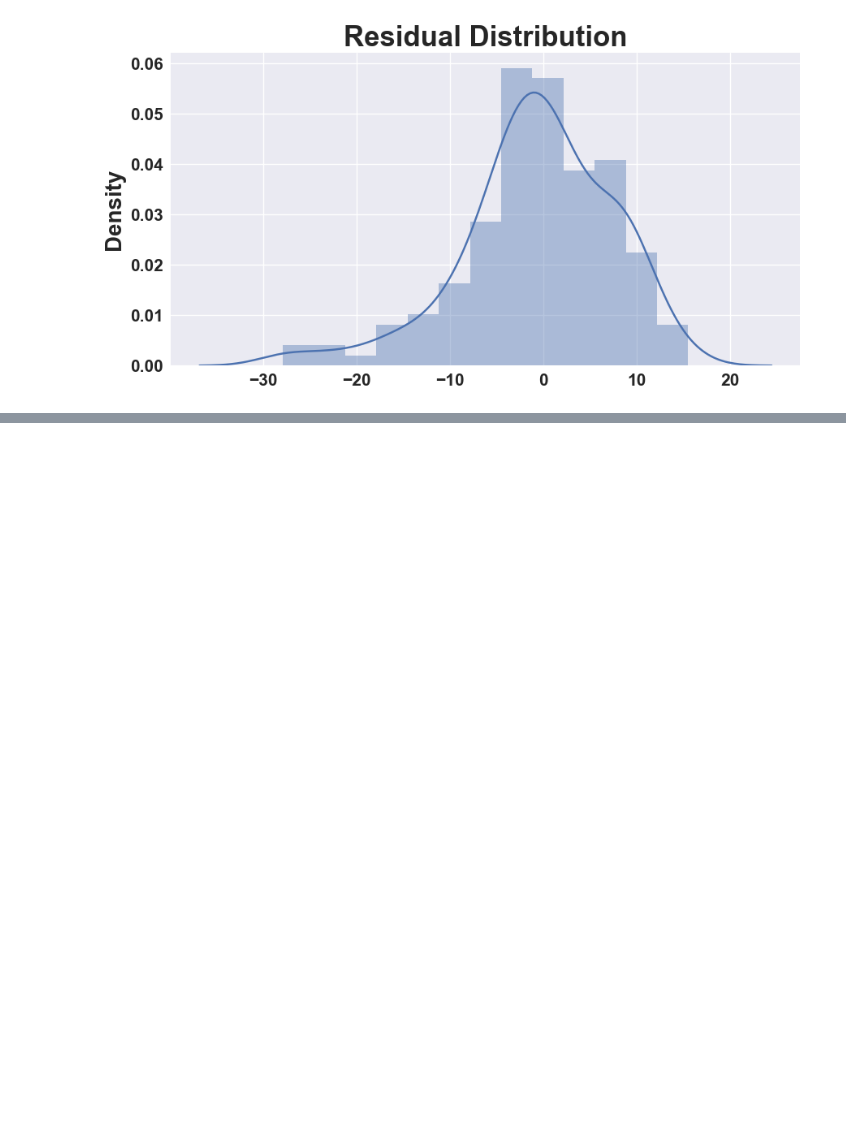
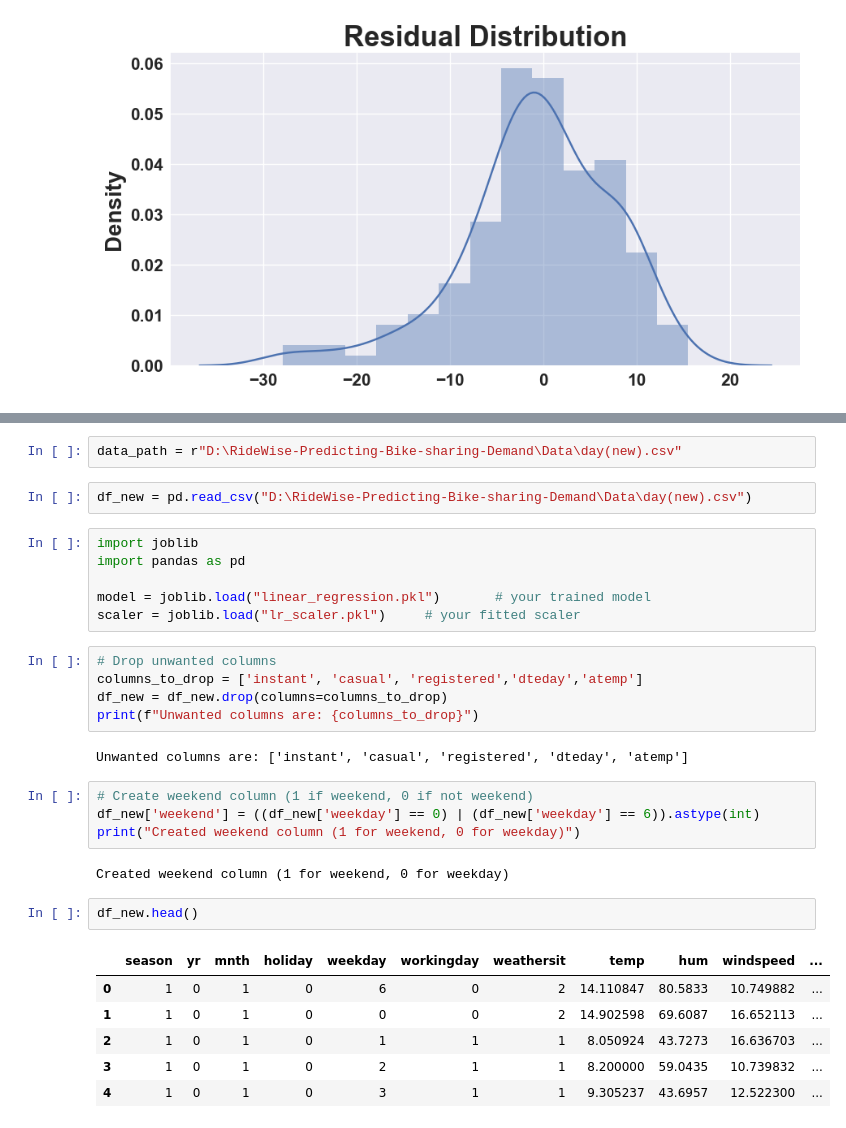
Before and after one commit to springboardmentor29803v-cpu/RideWise-Predicting-Bike-sharing-Demand, a Jupyter notebook: Modeling/Linear_Regression.ipynb, the cells around one changed output, grey strips where cells are left out. Saved outputs shown, nothing was run; the diff lists cells and outputs as text; blank space fills up the shorter version.

```diff
--- a/Modeling/Linear_Regression.ipynb
+++ b/Modeling/Linear_Regression.ipynb
@@ -355,0 +373,32 @@ Residual_distPlot(y_pred,y_test)
+# %%
+data_path = r"D:\RideWise-Predicting-Bike-sharing-Demand\Data\day(new).csv"
+# %%
+df_new = pd.read_csv("D:\RideWise-Predicting-Bike-sharing-Demand\Data\day(new).csv")
+# %%
+import joblib
+import pandas as pd
+
+model = joblib.load("linear_regression.pkl")       # your trained model
+scaler = joblib.load("lr_scaler.pkl")     # your fitted scaler
+# %%
+# Drop unwanted columns
+columns_to_drop = ['instant', 'casual', 'registered','dteday','atemp']
+df_new = df_new.drop(columns=columns_to_drop)
+print(f"Unwanted columns are: {columns_to_drop}")
+# %% [output]
+Unwanted columns are: ['instant', 'casual', 'registered', 'dteday', 'atemp']
+# %%
+# Create weekend column (1 if weekend, 0 if not weekend)
+df_new['weekend'] = ((df_new['weekday'] == 0) | (df_new['weekday'] == 6)).astype(int)
+print("Created weekend column (1 for weekend, 0 for weekday)")
+# %% [output]
+Created weekend column (1 for weekend, 0 for weekday)
+# %%
+df_new.head()
+# %% [output]
+|  | season | yr | mnth | holiday | weekday | workingday | weathersit | temp | hum | windspeed | ... |
+| 0 | 1 | 0 | 1 | 0 | 6 | 0 | 2 | 14.110847 | 80.5833 | 10.749882 | ... |
+| 1 | 1 | 0 | 1 | 0 | 0 | 0 | 2 | 14.902598 | 69.6087 | 16.652113 | ... |
+| 2 | 1 | 0 | 1 | 0 | 1 | 1 | 1 | 8.050924 | 43.7273 | 16.636703 | ... |
+| 3 | 1 | 0 | 1 | 0 | 2 | 1 | 1 | 8.200000 | 59.0435 | 10.739832 | ... |
+| 4 | 1 | 0 | 1 | 0 | 3 | 1 | 1 | 9.305237 | 43.6957 | 12.522300 | ... |
```
Also changed, not shown: parts of 8 cells of this notebook, 4 other files.
